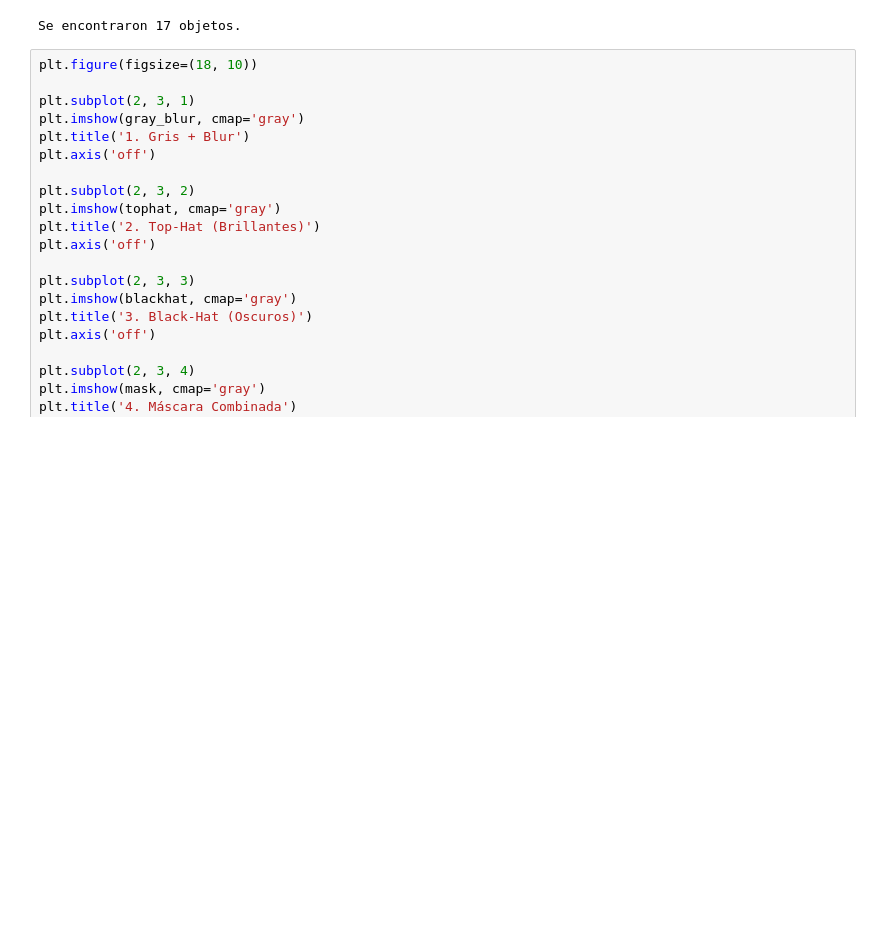
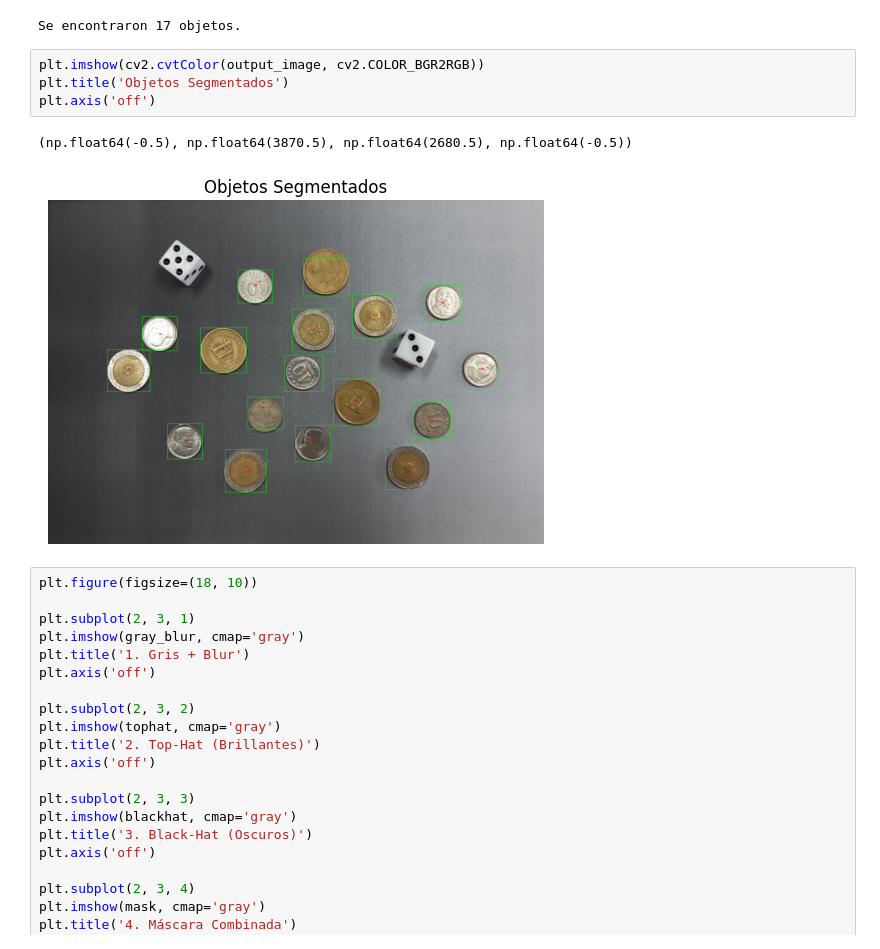
Before and after one commit to maxiromano/tp2_pdi_Molina_Romano, a Jupyter notebook: parte1.ipynb, the cells around one changed output. Cells and saved outputs as stored; diff of their text form; blank space fills up the shorter version.

```diff
--- a/parte1.ipynb
+++ b/parte1.ipynb
@@ -88,6 +86,13 @@ for i in range(1, num_labels): # Empezamos en 1 para saltar el fondo
 print(f"Se encontraron {objetos_reales} objetos.")
 # %% [output]
 Se encontraron 17 objetos.
+# %%
+plt.imshow(cv2.cvtColor(output_image, cv2.COLOR_BGR2RGB))
+plt.title('Objetos Segmentados')
+plt.axis('off')
+# %% [output]
+(np.float64(-0.5), np.float64(3870.5), np.float64(2680.5), np.float64(-0.5))
+[figure, added]
 # %%
 plt.figure(figsize=(18, 10))
 
```
Also changed, not shown: parts of 2 cells of this notebook, 1 other file.
